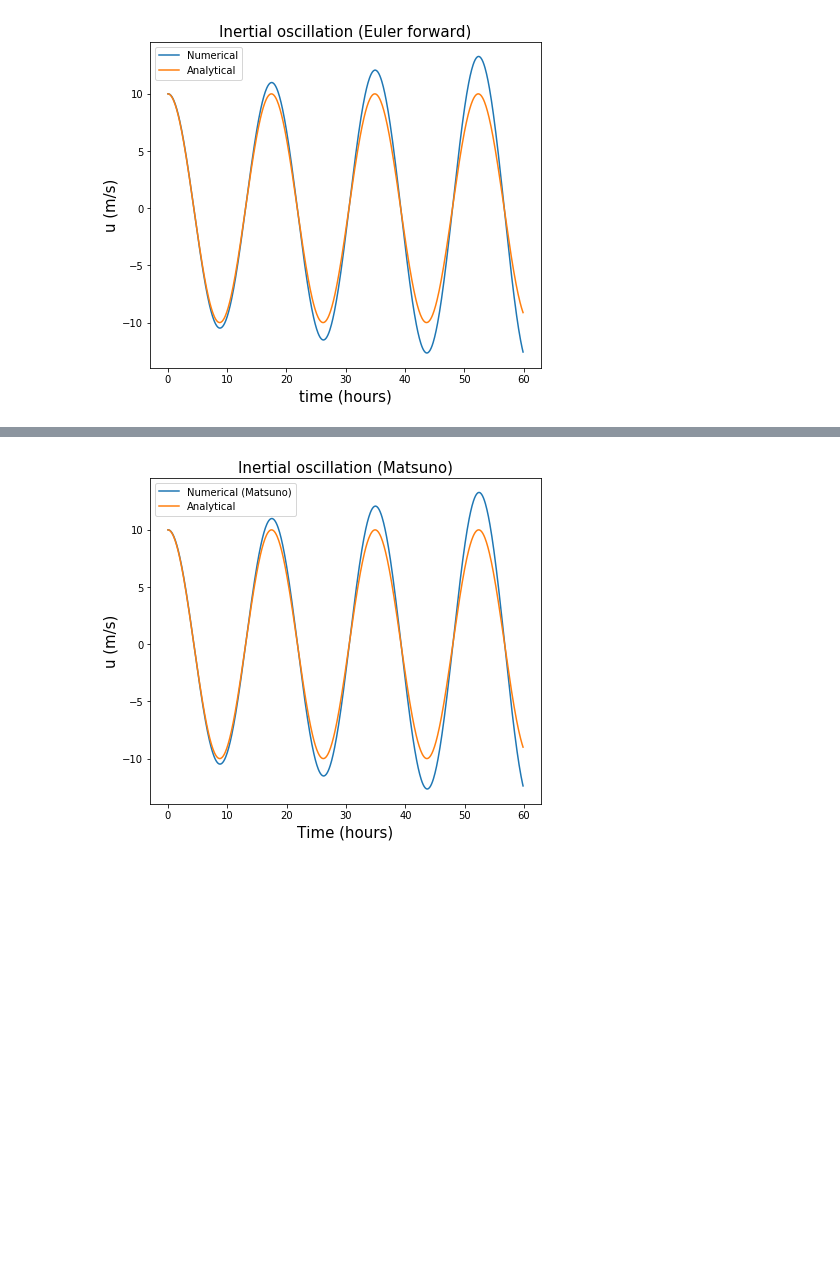
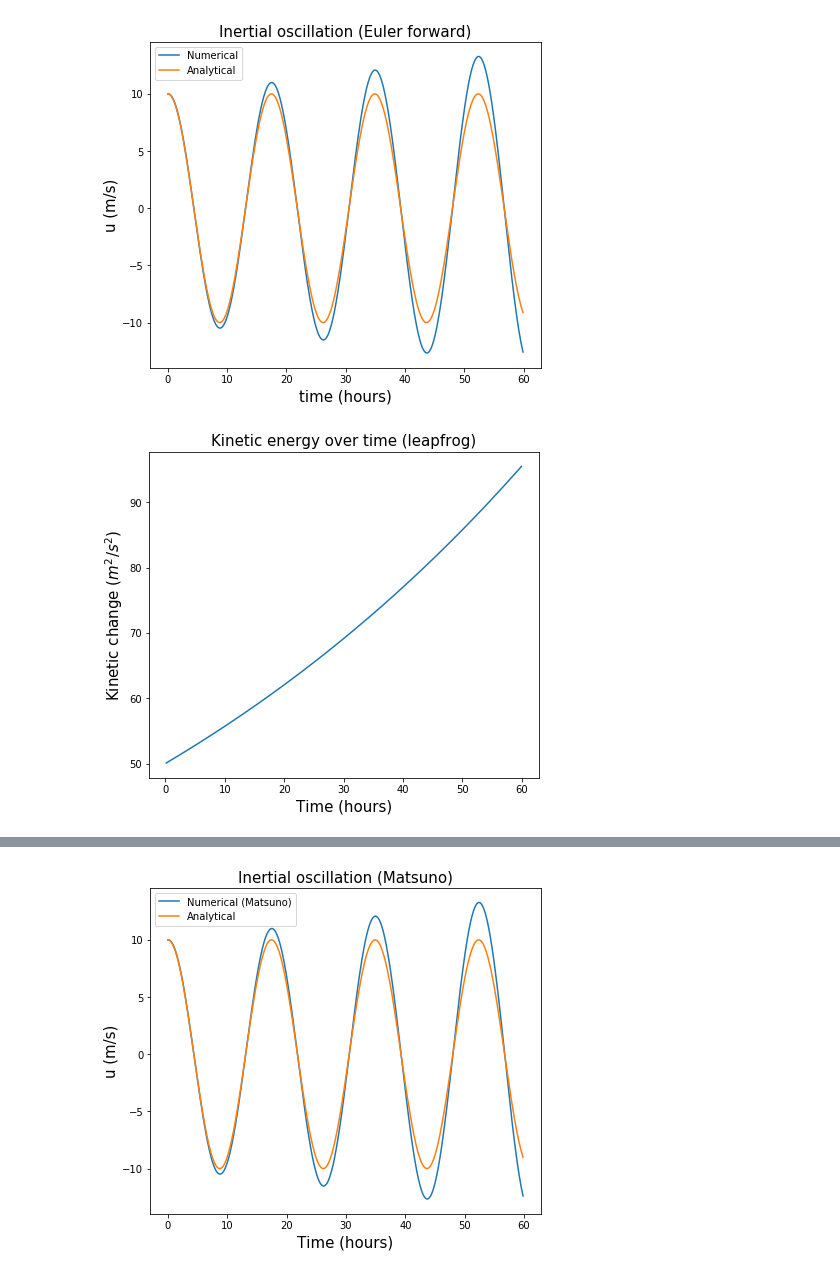
Before and after one commit to toonmaassen/SOAC, a Jupyter notebook: Exercise 1 .ipynb, the cells around one changed output, grey strips where cells are left out. Cells and saved outputs as stored; diff of their text form; code cells hidden in the pictures; blank space fills up the shorter version.

```diff
--- a/Exercise 1 .ipynb
+++ b/Exercise 1 .ipynb
@@ -34,4 +36,15 @@ plt.legend()
 plt.show()
 # %% [output]
 [figure]
+# %%
+#Euler energy graph
+
+plt.figure(figsize=(7,6))
+plt.title('Kinetic energy over time (leapfrog)',fontsize=15)
+plt.plot(time[2:720]/3600,(KE[2:720]))
+plt.ylabel('Kinetic change ($m^2/s^2$)',fontsize=15)
+plt.xlabel('Time (hours)',fontsize=15)
+plt.show()
+# %% [output]
+[figure, added]
 # %%
```
Also changed, not shown: parts of 9 cells of this notebook.
